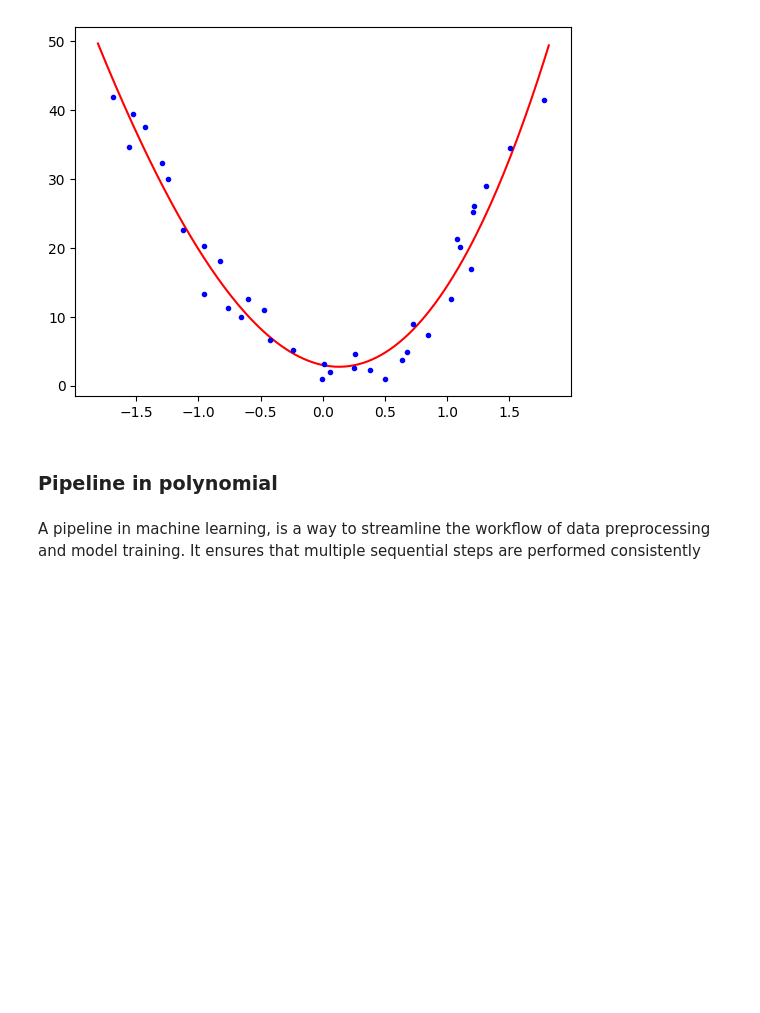
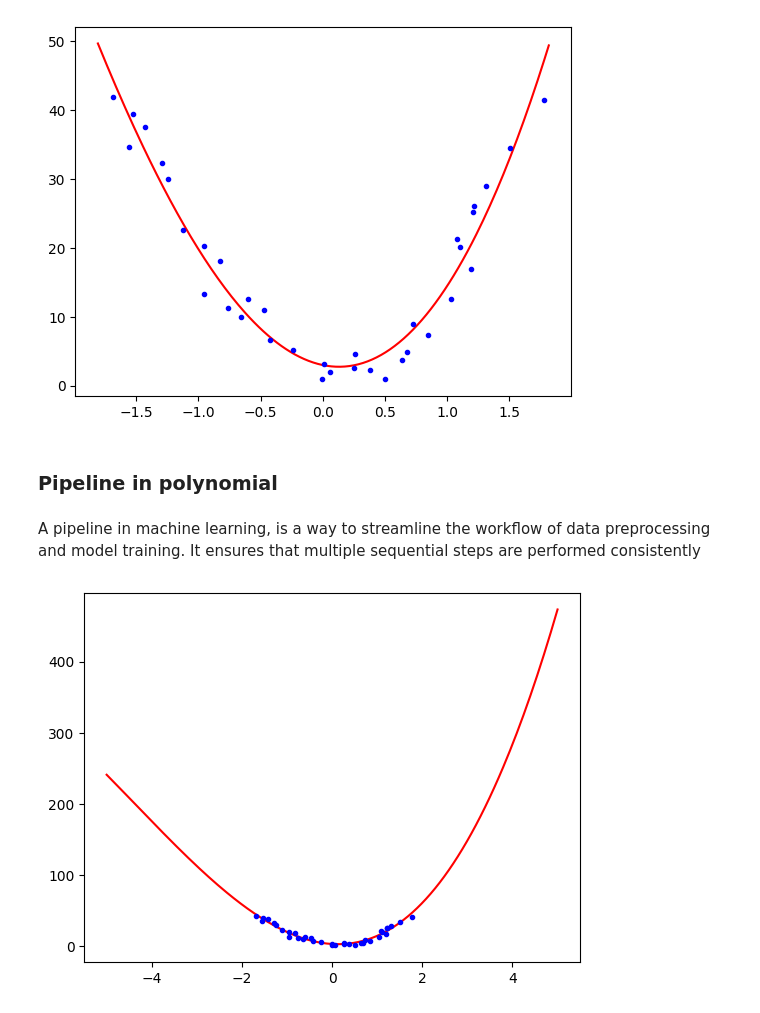
Before and after one commit to satwikcoder007/MachineLearning, a Jupyter notebook: PolynomialRegression.ipynb, the cells around one changed output. Saved outputs shown, nothing was run; the diff lists cells and outputs as text; code cells hidden in the pictures; blank space fills up the shorter version.

```diff
--- a/PolynomialRegression.ipynb
+++ b/PolynomialRegression.ipynb
@@ -106,25 +111,31 @@ plt.plot(X_train,y_train,"b.")
 A pipeline in machine learning, is a way to streamline the workflow of data preprocessing and model training. It ensures that multiple sequential steps are performed consistently
 # %%
 from sklearn.pipeline import Pipeline
+from sklearn.preprocessing import StandardScaler,PolynomialFeatures
+from sklearn.linear_model import LinearRegression
+
+X_new = np.linspace(-5,5,200).reshape(200,1)
 
 def poly_regression(deg):
-    X_new = np.linspace(-5,5,200).reshape(200,1)
-    X_new = scaler.transform(X_new)
-
     poly = PolynomialFeatures(degree=deg,include_bias=True)
     regression = LinearRegression(n_jobs=-1)
 
     pipeline = Pipeline(
         [
-            ('poly-features',poly),
-            ('line-reg',regression)
+            ("poly-features",poly),
+            ("linear-reg",regression)
         ]
     )
 
     pipeline.fit(X_train,y_train)
     y_pred = pipeline.predict(X_new)
     plt.plot(X_new,y_pred,"r-")
     plt.plot(X_train,y_train,"b.")
+
+
+poly_regression(3)
+# %% [output]
+[figure, added]
 # %%
 poly_regression(3)
 # %% [output]
```
Also changed, not shown: parts of 2 cells of this notebook, 8 other files.
